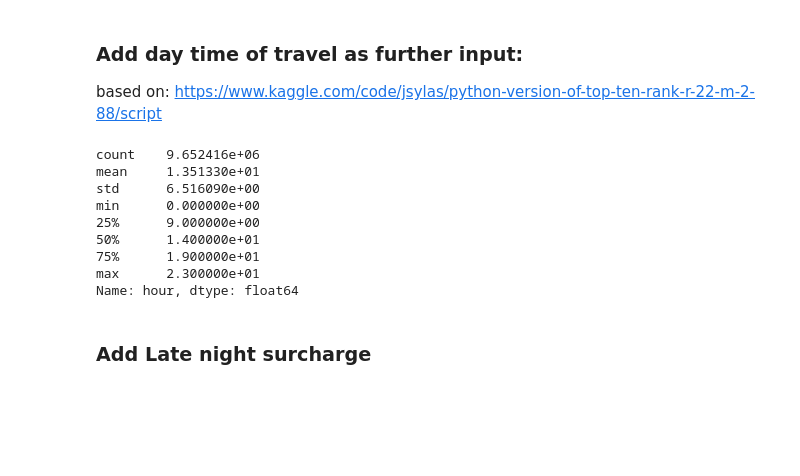
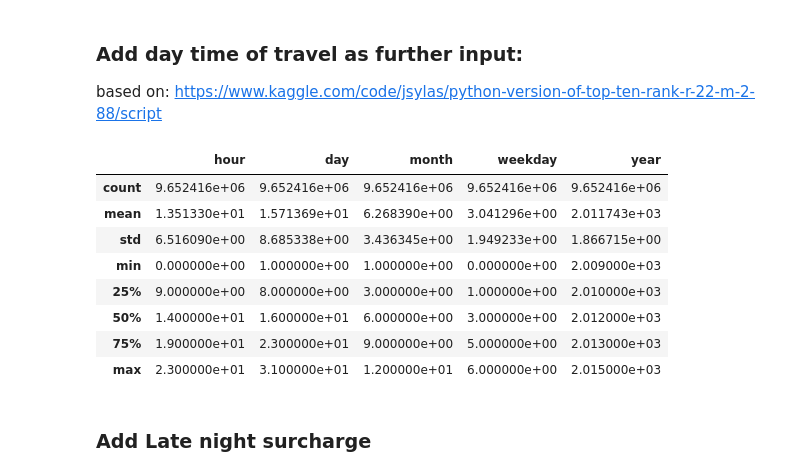
Before and after one commit to Lucscom/MLA_Kaggle_NY_Taxi, a Jupyter notebook: nyc-taxi-fare-starter-kernel-simple-linear-model.ipynb, the cells around one changed output. Saved outputs shown, nothing was run; the diff lists cells and outputs as text; code cells hidden in the pictures; blank space fills up the shorter version.

```diff
--- a/nyc-taxi-fare-starter-kernel-simple-linear-model.ipynb
+++ b/nyc-taxi-fare-starter-kernel-simple-linear-model.ipynb
@@ -424,29 +424,29 @@ based on: https://www.kaggle.com/code/jsylas/python-version-of-top-ten-rank-r-22
 # %%
 def add_datetime_info(dataset):
     #Convert to datetime format
     dataset['pickup_datetime'] = pd.to_datetime(dataset['pickup_datetime'],format="%Y-%m-%d %H:%M:%S UTC")
 
     dataset['hour'] = dataset.pickup_datetime.dt.hour
     dataset['day'] = dataset.pickup_datetime.dt.day
     dataset['month'] = dataset.pickup_datetime.dt.month
     dataset['weekday'] = dataset.pickup_datetime.dt.weekday
     dataset['year'] = dataset.pickup_datetime.dt.year
 
     return dataset
 
 train_df = add_datetime_info(train_df)
 # output stats for hour/ day time
-train_df.hour.describe()
+train_df[['hour', 'day', 'month', 'weekday', 'year']].describe()
 # %% [output]
-count    9.652416e+06
-mean     1.351330e+01
-std      6.516090e+00
-min      0.000000e+00
-25%      9.000000e+00
-50%      1.400000e+01
-75%      1.900000e+01
-max      2.300000e+01
-Name: hour, dtype: float64
+|  | hour | day | month | weekday | year |
+| count | 9.652416e+06 | 9.652416e+06 | 9.652416e+06 | 9.652416e+06 | 9.652416e+06 |
+| mean | 1.351330e+01 | 1.571369e+01 | 6.268390e+00 | 3.041296e+00 | 2.011743e+03 |
+| std | 6.516090e+00 | 8.685338e+00 | 3.436345e+00 | 1.949233e+00 | 1.866715e+00 |
+| min | 0.000000e+00 | 1.000000e+00 | 1.000000e+00 | 0.000000e+00 | 2.009000e+03 |
+| 25% | 9.000000e+00 | 8.000000e+00 | 3.000000e+00 | 1.000000e+00 | 2.010000e+03 |
+| 50% | 1.400000e+01 | 1.600000e+01 | 6.000000e+00 | 3.000000e+00 | 2.012000e+03 |
+| 75% | 1.900000e+01 | 2.300000e+01 | 9.000000e+00 | 5.000000e+00 | 2.013000e+03 |
+| max | 2.300000e+01 | 3.100000e+01 | 1.200000e+01 | 6.000000e+00 | 2.015000e+03 |
 # %% [markdown]
 ### Add Late night surcharge
 # %%
```
Also changed, not shown: parts of 11 cells of this notebook.
